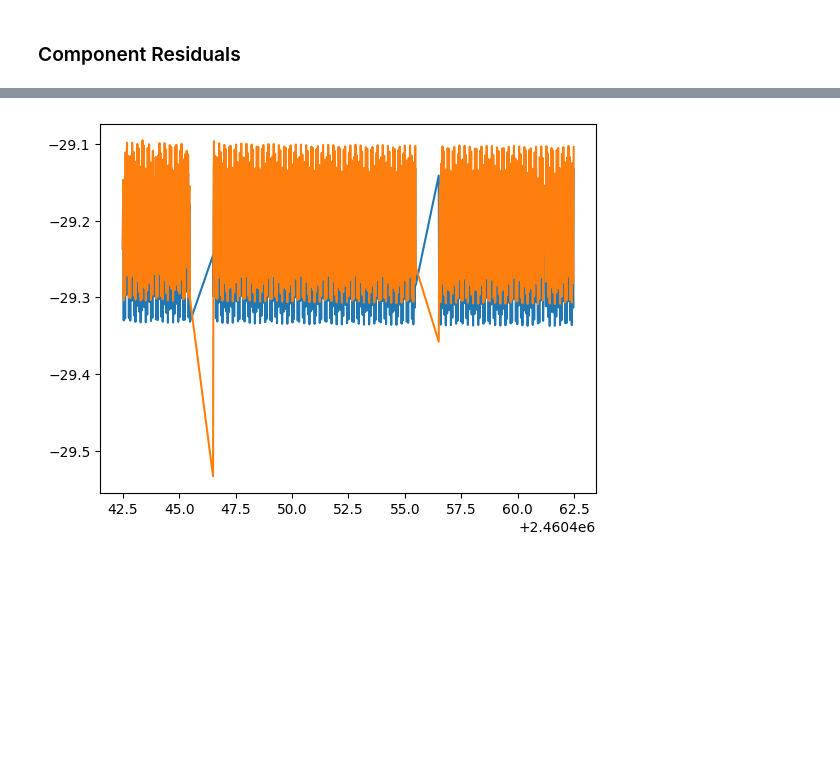
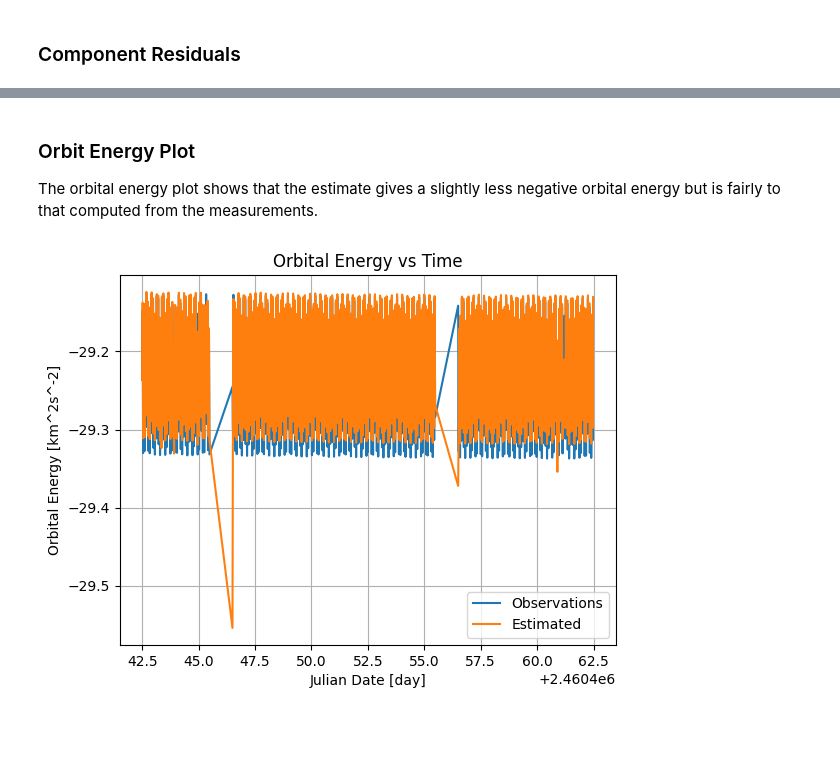
Before and after one commit to josephtule/perceptive-space-interview, a Jupyter notebook: main.ipynb, the cells around one changed output, grey strips where cells are left out. Drawn from its saved outputs; the diff is of its cells as text; code cells hidden in the pictures; blank space fills up the shorter version.

```diff
--- a/main.ipynb
+++ b/main.ipynb
@@ -117,6 +122,6 @@ R = np.diag([r1, r1, r1, r2, r2, r2])
 
 # Initialize state covariance matrix (P)
 # P_est = np.eye(6)
-p_var = 1
-v_var = 0.1
+p_var = r1
+v_var = r2
 P_est = np.diag([p_var, p_var, p_var, v_var, v_var, v_var])
@@ -130,8 +136,8 @@ dt_min = np.min(dt)
 
 
 # gravity parameters
-max_degree = 4
+max_degree = 6
 earth.read_egm('./astrotools/EGM2008_to360.txt', max_degree)
-# aerodynamic parameters
+# aerodynamic parameters (assumed shape and size)
 Cd = 2.2
 sarea = 10 / (1e3)**2 # surface area in km^2
@@ -166,7 +177,7 @@ for k in range(N-1):
     # State transition Jacobian F
     F = np.block([[np.zeros((3, 3)), np.eye(3)], [par2body, np.zeros((3, 3))]])
     STM = np.eye((6)) + F * dt[k]
-    STM = dt[k] * F
+    # STM = dt[k] * F
 
     # Covariance prediction
     P_pred = STM @ P_est @ STM.T + Q
@@ -214,12 +263,20 @@ plt.show()
+# %% [markdown]
+### Orbit Energy Plot
+The orbital energy plot shows that the estimate gives a slightly less negative orbital energy but is fairly to that computed from the measurements.
 # %%
 plt.figure()
 E = at.orbit_energy(sat['r_j2000'], sat['v_j2000'], earth.mu)
 E_est = at.orbit_energy(x_est[0:3,:], x_est[3:6,:], earth.mu)
-plt.plot(JD,E)
-plt.plot(JD,E_est)
+plt.plot(JD,E,label="Observations")
+plt.plot(JD,E_est,label="Estimated")
+plt.legend()
+plt.grid()
+plt.xlabel("Julian Date [day]")
+plt.ylabel("Orbital Energy [km^2s^-2]")
+plt.title("Orbital Energy vs Time")
 plt.show()
 # %% [output]
-[figure, old version]
+[figure, new version]
 # %% [markdown]
 #
 # %% [markdown]
```
Also changed, not shown: parts of 23 cells of this notebook, 6 other files.
